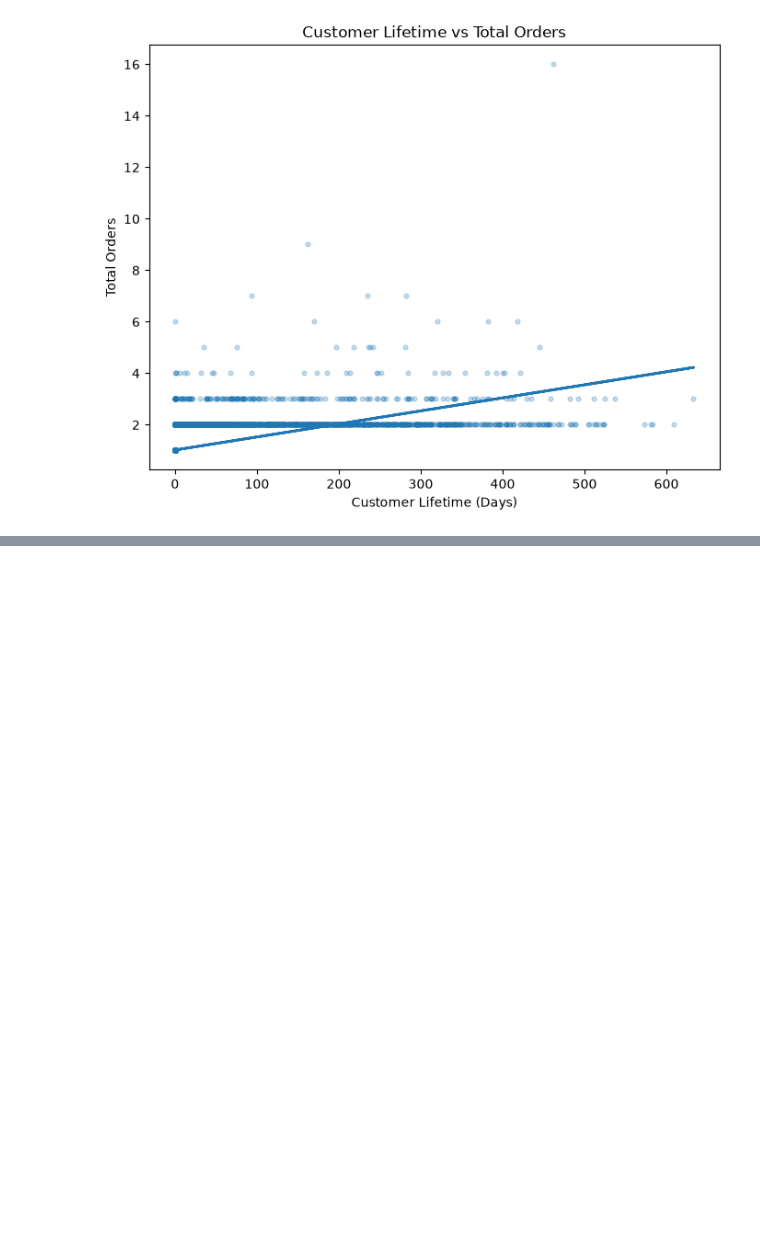
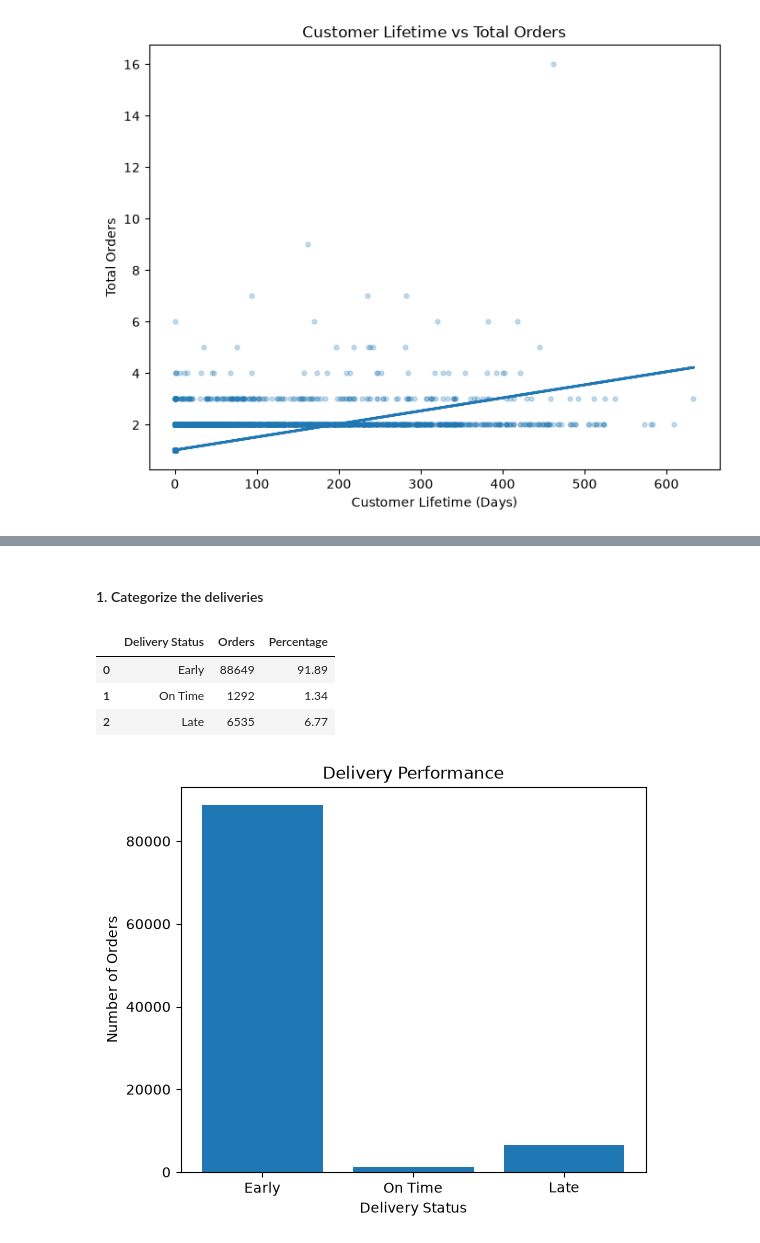
Before and after one commit to anees555/Customer-Intelligent-Platform, a Jupyter notebook: notebooks/04_visual_eda.ipynb, the cells around one changed output, grey strips where cells are left out. Cells and saved outputs as stored; diff of their text form; code cells hidden in the pictures; blank space fills up the shorter version.

```diff
--- a/notebooks/04_visual_eda.ipynb
+++ b/notebooks/04_visual_eda.ipynb
@@ -500,0 +608,47 @@ plt.show()
+# %%
+delay_df = order_df["delivery_delay_days"].dropna()
+# %% [markdown]
+#### 1. Categorize the deliveries
+# %%
+delay_category = pd.cut(
+    delay_df,
+    bins=[-float("inf"), -0.0001, 0, float("inf")],
+    labels=["Early", "On Time", "Late"]
+)
+
+delay_summary = (
+    delay_category
+    .value_counts()
+    .reindex(["Early", "On Time", "Late"])
+    .reset_index()
+)
+
+delay_summary.columns = ["Delivery Status", "Orders"]
+
+delay_summary["Percentage"] = (
+    delay_summary["Orders"] /
+    delay_summary["Orders"].sum() * 100
+).round(2)
+
+delay_summary
+# %% [output]
+|  | Delivery Status | Orders | Percentage |
+| 0 | Early | 88649 | 91.89 |
+| 1 | On Time | 1292 | 1.34 |
+| 2 | Late | 6535 | 6.77 |
+# %%
+plt.figure(figsize=(6,5))
+
+plt.bar(
+    delay_summary["Delivery Status"],
+    delay_summary["Orders"]
+)
+
+plt.title("Delivery Performance")
+
+plt.xlabel("Delivery Status")
+plt.ylabel("Number of Orders")
+
+plt.show()
+# %% [output]
+[figure, added]
```
Also changed, not shown: parts of 17 cells of this notebook, 2 other files.
